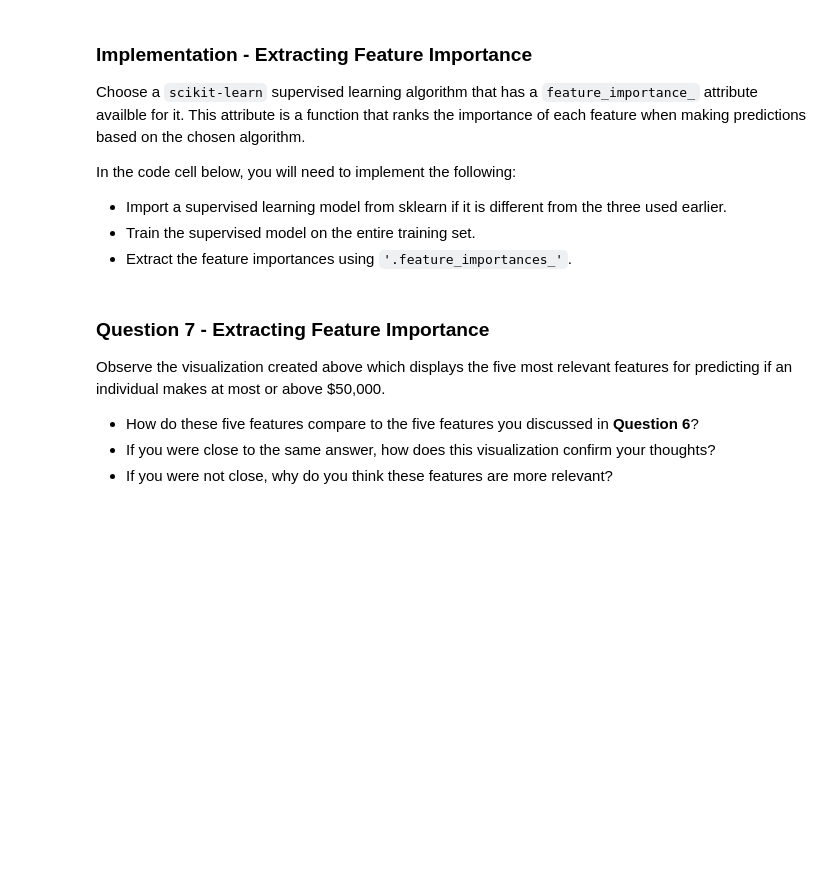
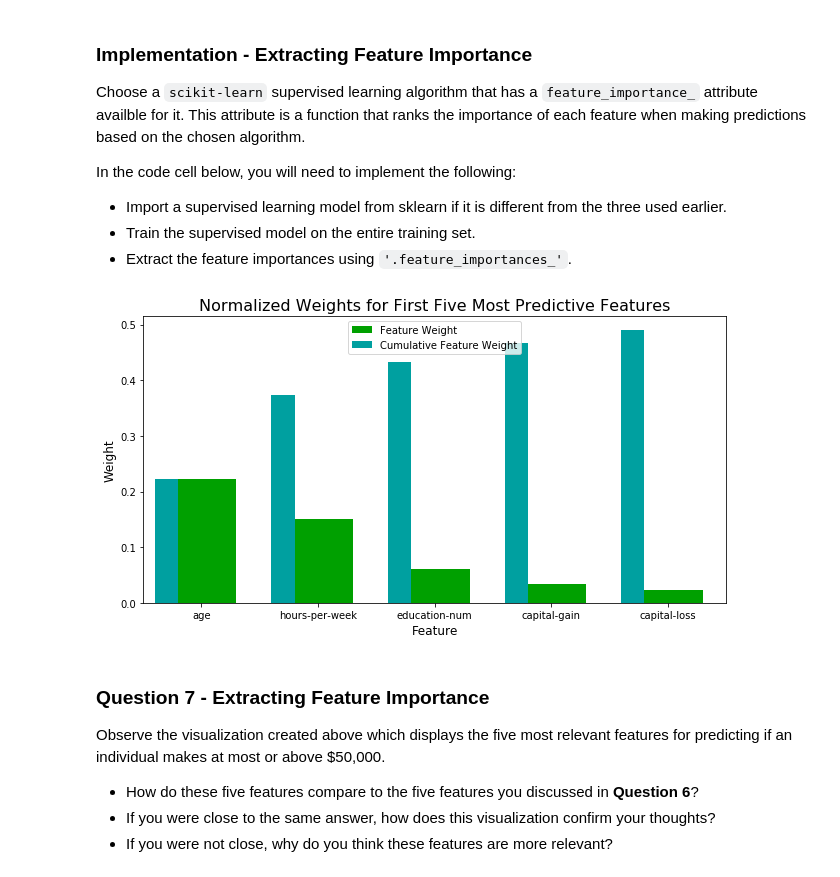
Before and after one commit to cjbarker/ml-nanodegree, a Jupyter notebook: finding_donors/finding_donors.ipynb, the cells around one changed output. Cells and saved outputs as stored; diff of their text form; code cells hidden in the pictures; blank space fills up the shorter version.

```diff
--- a/finding_donors/finding_donors.ipynb
+++ b/finding_donors/finding_donors.ipynb
@@ -602,17 +602,19 @@ In the code cell below, you will need to implement the following:
 # %%
 # TODO: Import a supervised learning model that has 'feature_importances_'
 from sklearn.tree import DecisionTreeClassifier
 from sklearn.ensemble import AdaBoostClassifier
 
 # TODO: Train the supervised model on the training set using .fit(X_train, y_train)
-model = AdaBoostClassifier(base_estimator = DecisionTreeClassifier(max_depth=5, random_state=31), n_estimators = 11)
+model = AdaBoostClassifier(base_estimator = DecisionTreeClassifier(max_depth=5, random_state=31), n_estimators = 100)
 model.fit(X_train, y_train)
 
 # TODO: Extract the feature importances using .feature_importances_
 importances = model.feature_importances_
 
 # Plot
 vs.feature_plot(importances, X_train, y_train)
+# %% [output]
+[figure, added]
 # %% [markdown]
 ### Question 7 - Extracting Feature Importance
 
```
Also changed, not shown: parts of 9 cells of this notebook.
